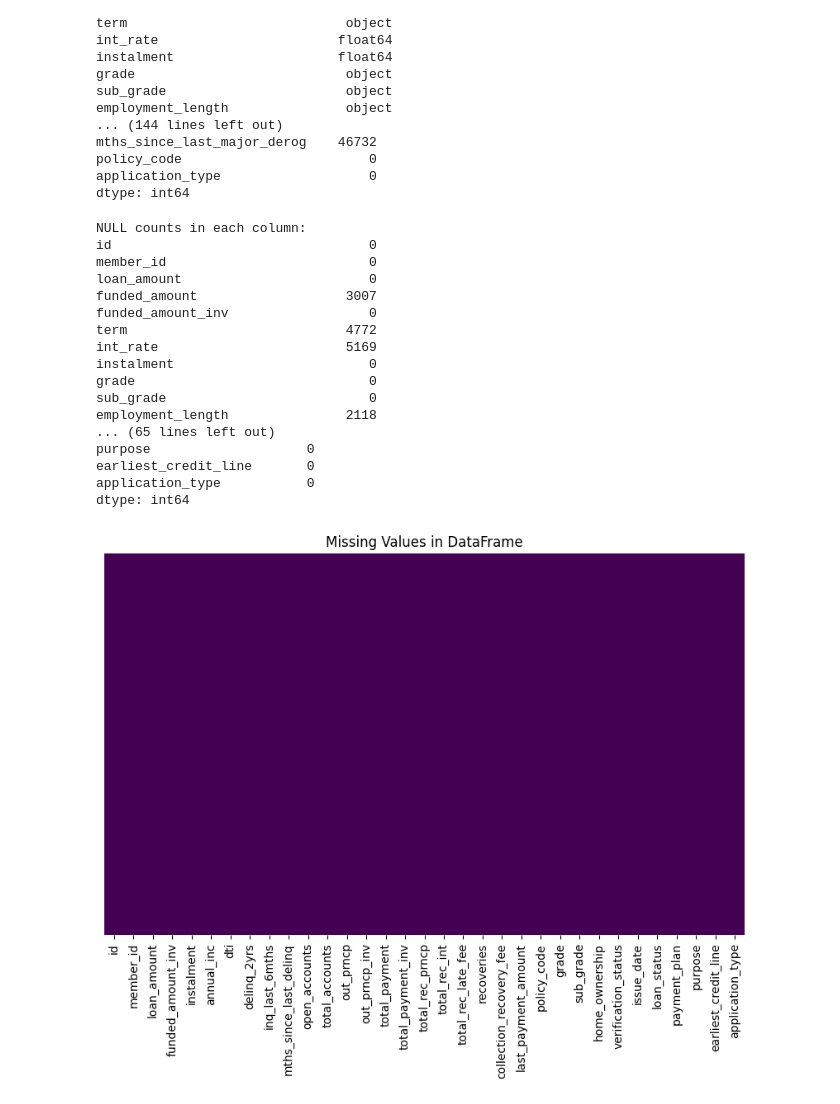
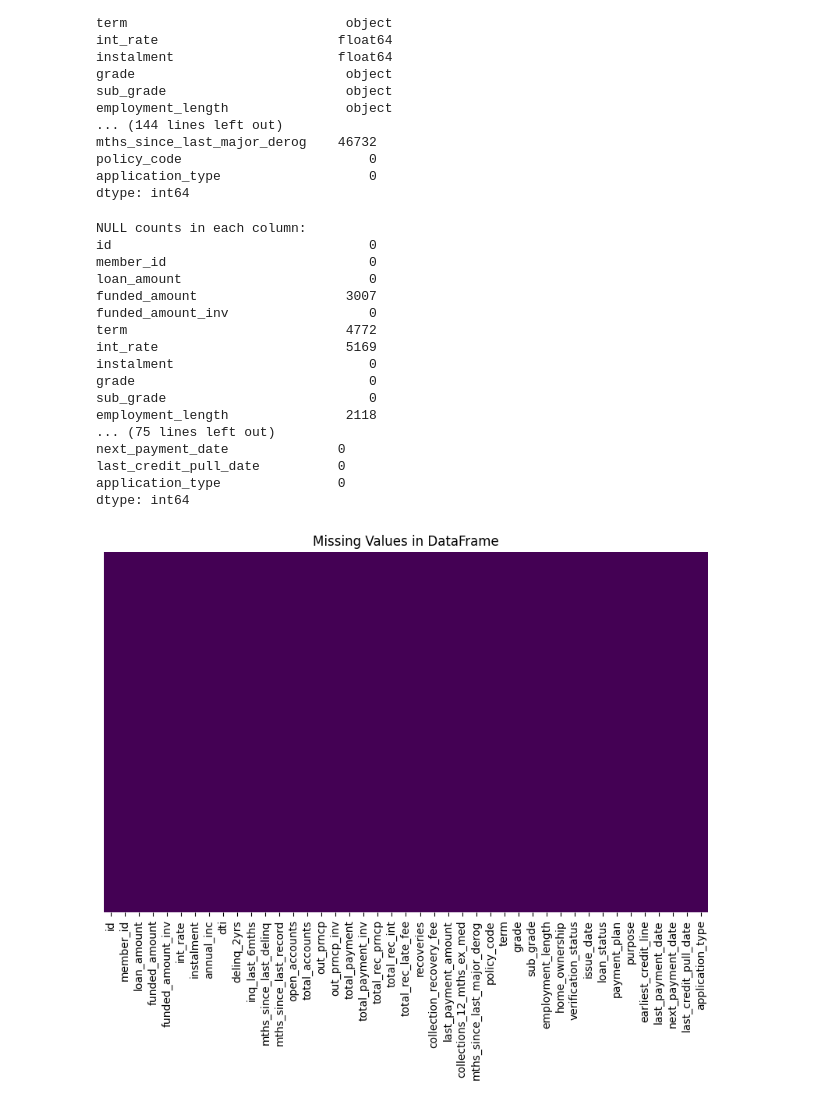
Before and after one commit to Ghelle8/exploratory-data-analysis---customer-loans-in-finance15, a Jupyter notebook: Data_Preprocessing.ipynb, the cells around one changed output. Cells and saved outputs as stored; diff of their text form; code cells hidden in the pictures.

```diff
--- a/Data_Preprocessing.ipynb
+++ b/Data_Preprocessing.ipynb
@@ -174,9 +174,14 @@ class DataFrameTransform:
         return df.isnull().sum()
 
     @staticmethod
-    def drop_columns(df: pd.DataFrame, columns_to_drop: list) -> pd.DataFrame:
-        existing_columns = df.columns.intersection(columns_to_drop)
-        return df.drop(columns=existing_columns)
+    def remove_specific_values(df: pd.DataFrame, columns_to_clean: dict) -> pd.DataFrame:
+        """
+        Remove specific values within columns and replace them with NaN.
+        columns_to_clean should be a dictionary where keys are column names and values are lists of values to remove.
+        """
+        for col, values_to_remove in columns_to_clean.items():
+            df[col] = df[col].replace(values_to_remove, pd.NA)
+        return df
 
     @staticmethod
     def impute_missing(df: pd.DataFrame, strategy: str = 'median') -> pd.DataFrame:
@@ -203,41 +208,41 @@ if __name__ == "__main__":
     print("NULL counts in each column:")
     print(null_counts)
 
-    # Step 2: Drop columns with a large amount of missing values
-    columns_to_drop = ['funded_amount', 'term', 'int_rate', 'employment_length', 'mths_since_last_deling', 'mths_since_last_record', 'last_payment_date', 'next_payment_date', 'last_credit_pull_date', 'collections_12_mths_ex_med', 'mths_since_last_major_derog']  # Adjust this list based on null_counts
-    df = DataFrameTransform.drop_columns(df, columns_to_drop)
+    # Step 2: Remove specific values within columns
+    columns_to_clean = {'term': ['< 1 year', '10+ years'], 'employment_length': ['< 1 year', '10+ years']}
+    df = DataFrameTransform.remove_specific_values(df, columns_to_clean)
 
     # Step 3: Impute missing values
     # Let's say we choose to impute missing values with the median for numerical columns
     df = DataFrameTransform.impute_missing(df, strategy='median')
 
     # Step 4: Check that all NULLs have been removed
     null_counts_after = DataFrameTransform.check_nulls(df)
     print("\nNULL counts in each column after imputation:")
     print(null_counts_after)
 
     # Visualize the removal of NULL values
     Plotter.visualize_nulls(df)
 
     # Save the cleaned DataFrame to a new CSV file
-    output_file_path = '/Users/fahiyeyusuf/Desktop/CLIF_data_null_cleaned.csv'
+    output_file_path = '/Users/fahiyeyusuf/Desktop/CLIF_data_specific_values_cleaned.csv'
     df.to_csv(output_file_path, index=False)
 # %% [output]
 NULL counts in each column:
 id                                 0
 member_id                          0
 loan_amount                        0
 funded_amount                   3007
 funded_amount_inv                  0
 term                            4772
 int_rate                        5169
 instalment                         0
 grade                              0
 sub_grade                          0
 employment_length               2118
-... (65 lines left out)
-purpose                    0
-earliest_credit_line       0
-application_type           0
+... (75 lines left out)
+next_payment_date              0
+last_credit_pull_date          0
+application_type               0
 dtype: int64
-[figure, old version]
+[figure, new version]
```
Also changed, not shown: 3 other files.
